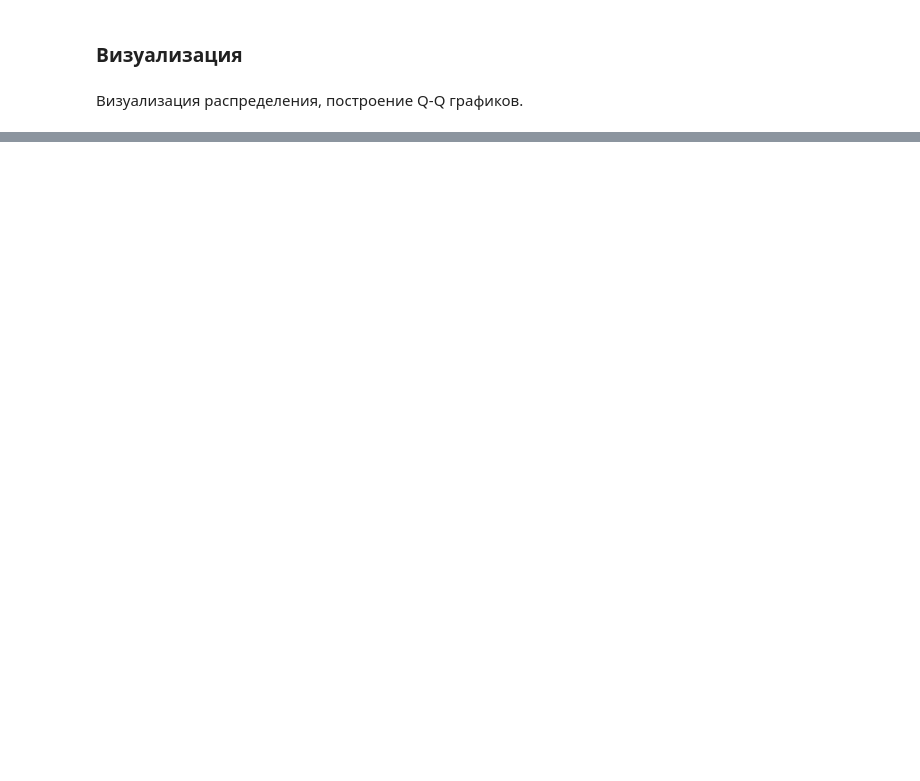
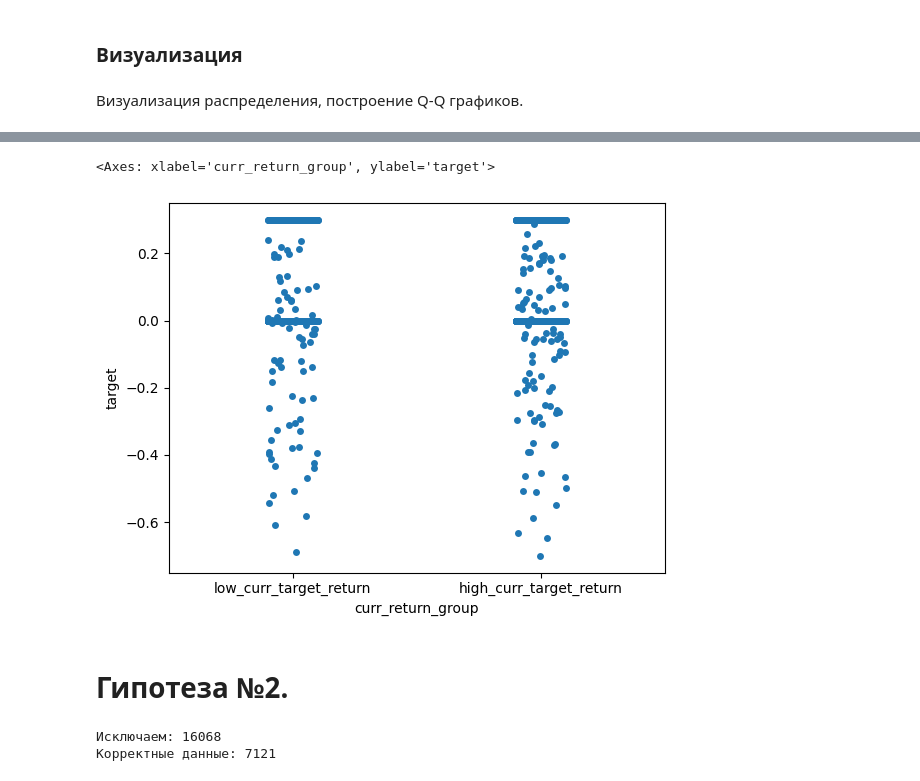
Before and after one commit to alexpunder/praktikum_keis_4, a Jupyter notebook: Checkpoint2_23_Литвинов_Налбандян_Наголюк_Ли .ipynb, the cells around one changed output, grey strips where cells are left out. Cells and saved outputs as stored; diff of their text form; code cells hidden in the pictures; blank space fills up the shorter version.

```diff
--- a/Checkpoint2_23_Литвинов_Налбандян_Наголюк_Ли .ipynb
+++ b/Checkpoint2_23_Литвинов_Налбандян_Наголюк_Ли .ipynb
@@ -742,0 +141,7 @@ plt.show()
+# %%
+sns.stripplot(x="curr_return_group", y="target", data=thesis_1, jitter=True)
+# %% [output]
+<Axes: xlabel='curr_return_group', ylabel='target'>
+[figure, added]
+# %% [markdown]
+# Гипотеза №2.
@@ -742,0 +150,24 @@ plt.show()
+# %%
+thesis_2["first_login"] = pd.to_datetime(thesis_2["first_login"])
+thesis_2["reg_dt"] = pd.to_datetime(thesis_2["reg_dt"])
+thesis_2["first_buy"] = pd.to_datetime(thesis_2["first_buy"])
+
+thesis_2["date_correct?"] = "ок"
+
+purchase_no_date = (thesis_2["total_buy"] > 0) & thesis_2["first_buy"].isna()
+reg_after_login = thesis_2["reg_dt"] > thesis_2["first_login"]
+login_after_buy = thesis_2["first_login"] > thesis_2["first_buy"]
+reg_after_buy = thesis_2["reg_dt"] > thesis_2["first_buy"]
+
+invalid_condition = purchase_no_date | reg_after_login | login_after_buy | reg_after_buy
+
+thesis_2.loc[invalid_condition, "date_correct?"] = "исключаем"
+
+exclude = (thesis_2["date_correct?"] == "исключаем").sum()
+correct = (thesis_2["date_correct?"] == "ок").sum()
+
+print(f"Исключаем: {exclude}")
+print(f"Корректные данные: {correct}")
+# %% [output]
+Исключаем: 16068
+Корректные данные: 7121
```
Also changed, not shown: parts of 88 cells of this notebook, 1 other file.
